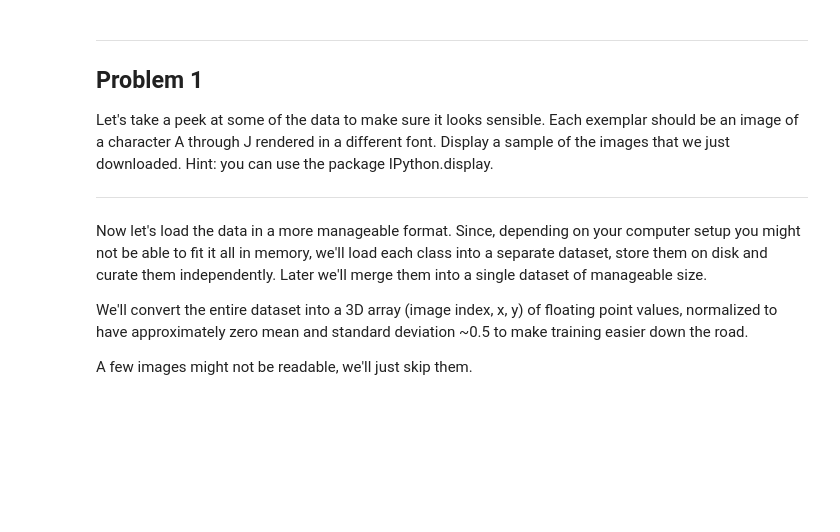
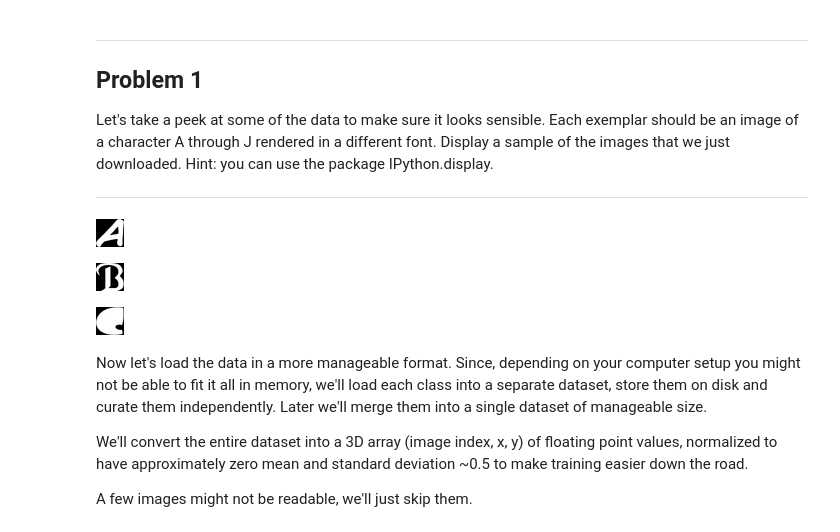
Before and after one commit to kwichmann/tf_sandbox, a Jupyter notebook: 1_notmnist.ipynb, the cells around one changed output. Drawn from its saved outputs; the diff is of its cells as text; code cells hidden in the pictures; blank space fills up the shorter version.

Commit message:
Update to notMNIST classification

```diff
--- a/1_notmnist.ipynb
+++ b/1_notmnist.ipynb
@@ -109,6 +118,14 @@ Problem 1
 Let's take a peek at some of the data to make sure it looks sensible. Each exemplar should be an image of a character A through J rendered in a different font. Display a sample of the images that we just downloaded. Hint: you can use the package IPython.display.
 
 ---
+# %%
+display(Image(filename="notMNIST/notMNIST_small/A/Q0NXaWxkV29yZHMtQm9sZEl0YWxpYy50dGY=.png"))
+display(Image(filename="notMNIST/notMNIST_small/B/Q2FsaWd1bGEgUmVndWxhci50dGY=.png"))
+display(Image(filename="notMNIST/notMNIST_small/C/QmVlc2tuZWVzQy5vdGY=.png"))
+# %% [output]
+[figure, added]
+[figure, added]
+[figure, added]
 # %% [markdown]
 Now let's load the data in a more manageable format. Since, depending on your computer setup you might not be able to fit it all in memory, we'll load each class into a separate dataset, store them on disk and curate them independently. Later we'll merge them into a single dataset of manageable size.
 
```
Also changed, not shown: parts of 4 cells of this notebook, 1 other file.
